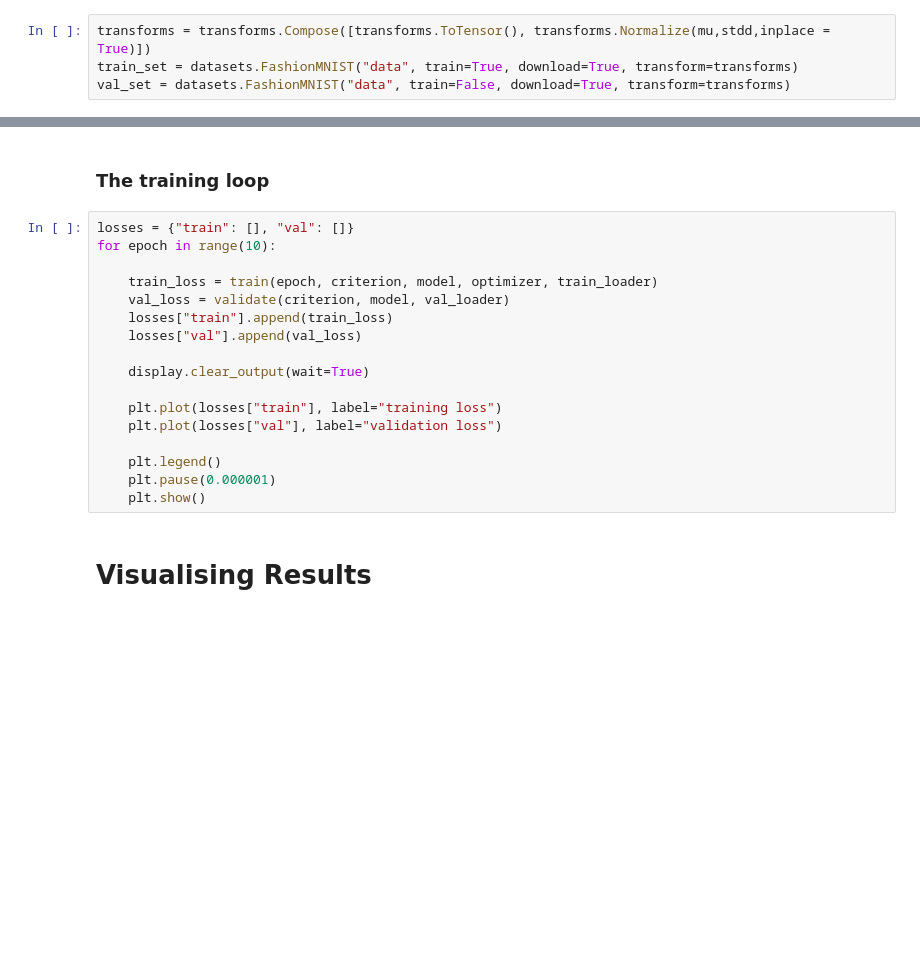
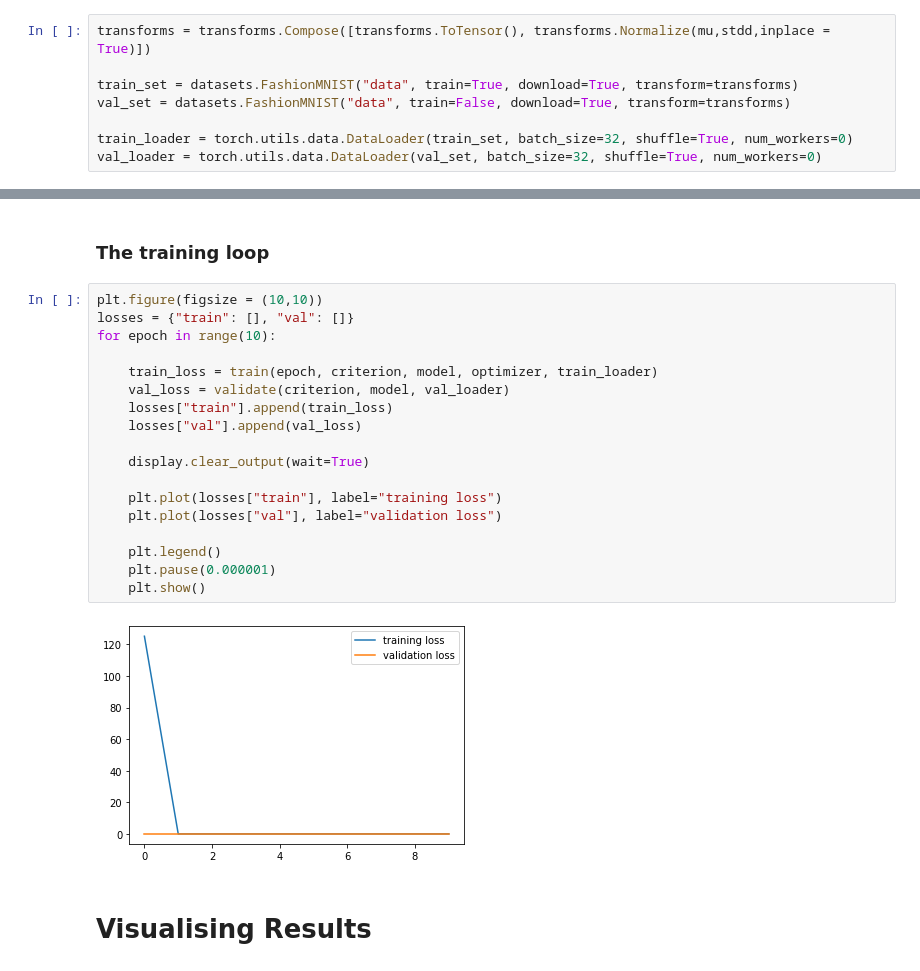
Before and after one commit to Neilus03/DEEP-LEARNING-2023, a Jupyter notebook: P4_MLP_for_Images_Neil.ipynb, the cells around one changed output, grey strips where cells are left out. Cells and saved outputs as stored; diff of their text form; blank space fills up the shorter version.

```diff
--- a/P4_MLP_for_Images_Neil.ipynb
+++ b/P4_MLP_for_Images_Neil.ipynb
@@ -125,6 +109,10 @@ print(mu, stdd)
 tensor(0.2860) tensor(0.3205)
 # %%
 transforms = transforms.Compose([transforms.ToTensor(), transforms.Normalize(mu,stdd,inplace = True)])
+
 train_set = datasets.FashionMNIST("data", train=True, download=True, transform=transforms)
 val_set = datasets.FashionMNIST("data", train=False, download=True, transform=transforms)
+
+train_loader = torch.utils.data.DataLoader(train_set, batch_size=32, shuffle=True, num_workers=0)
+val_loader = torch.utils.data.DataLoader(val_set, batch_size=32, shuffle=True, num_workers=0)
 # %% [markdown]
@@ -271,22 +260,25 @@ def train(epoch, criterion, model, optimizer, loader):
 # %% [markdown]
 ### The training loop
 # %%
+plt.figure(figsize = (10,10))
 losses = {"train": [], "val": []}
 for epoch in range(10):
 
     train_loss = train(epoch, criterion, model, optimizer, train_loader)
     val_loss = validate(criterion, model, val_loader)
     losses["train"].append(train_loss)
     losses["val"].append(val_loss)
 
     display.clear_output(wait=True)
 
     plt.plot(losses["train"], label="training loss")
     plt.plot(losses["val"], label="validation loss")
 
     plt.legend()
     plt.pause(0.000001)
     plt.show()
+# %% [output]
+[figure, added]
 # %% [markdown]
 # Visualising Results
 # %% [markdown]
```
Also changed, not shown: parts of 29 cells of this notebook.
